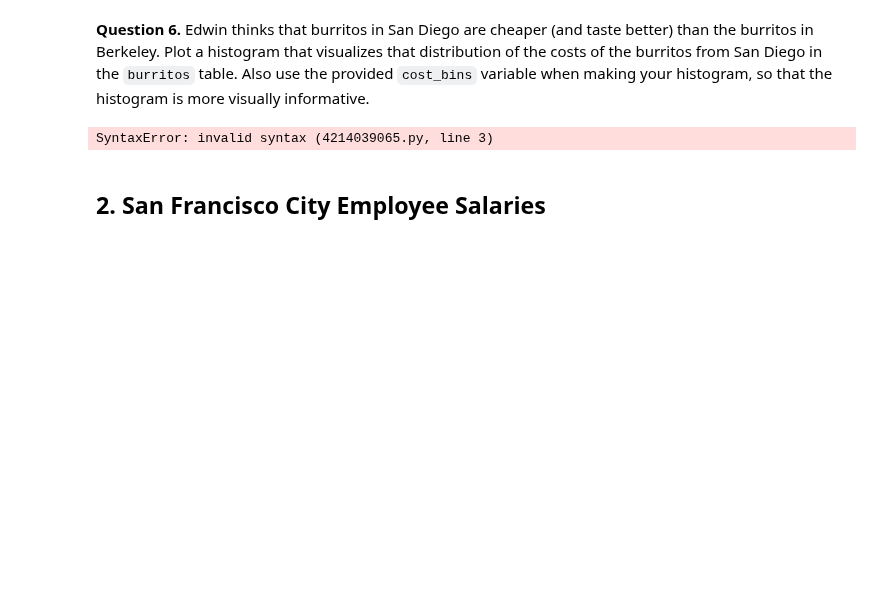
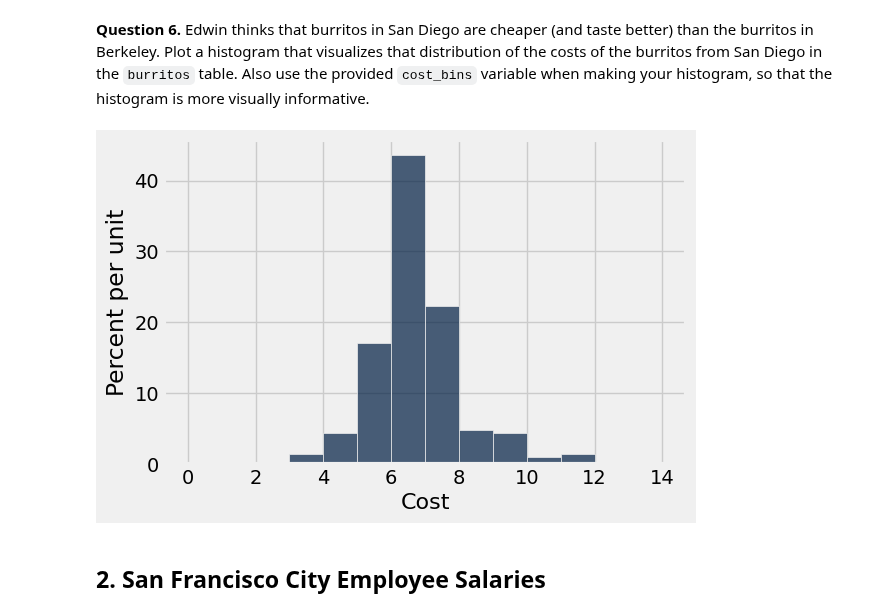
Before and after one commit to elliebeiser/introdata1350, a Jupyter notebook: hw04/hw04.ipynb, the cells around one changed output. Cells and saved outputs as stored; diff of their text form; code cells hidden in the pictures; blank space fills up the shorter version.

```diff
--- a/hw04/hw04.ipynb
+++ b/hw04/hw04.ipynb
@@ -165,9 +165,9 @@ q1_5 results: All test cases passed!
 # %%
 cost_bins = np.arange(0, 15, 1) # Do not change this line
 # Please also use the provided bins
-burritos.hist('Cost', , cost_bins, )
+burritos.hist('Cost', bins=cost_bins)
 # %% [output]
-SyntaxError: invalid syntax (4214039065.py, line 3)
+[figure, added]
 # %% [markdown]
 ## 2. San Francisco City Employee Salaries
 # %% [markdown]
```
Also changed, not shown: parts of 3 cells of this notebook, 1 other file.
